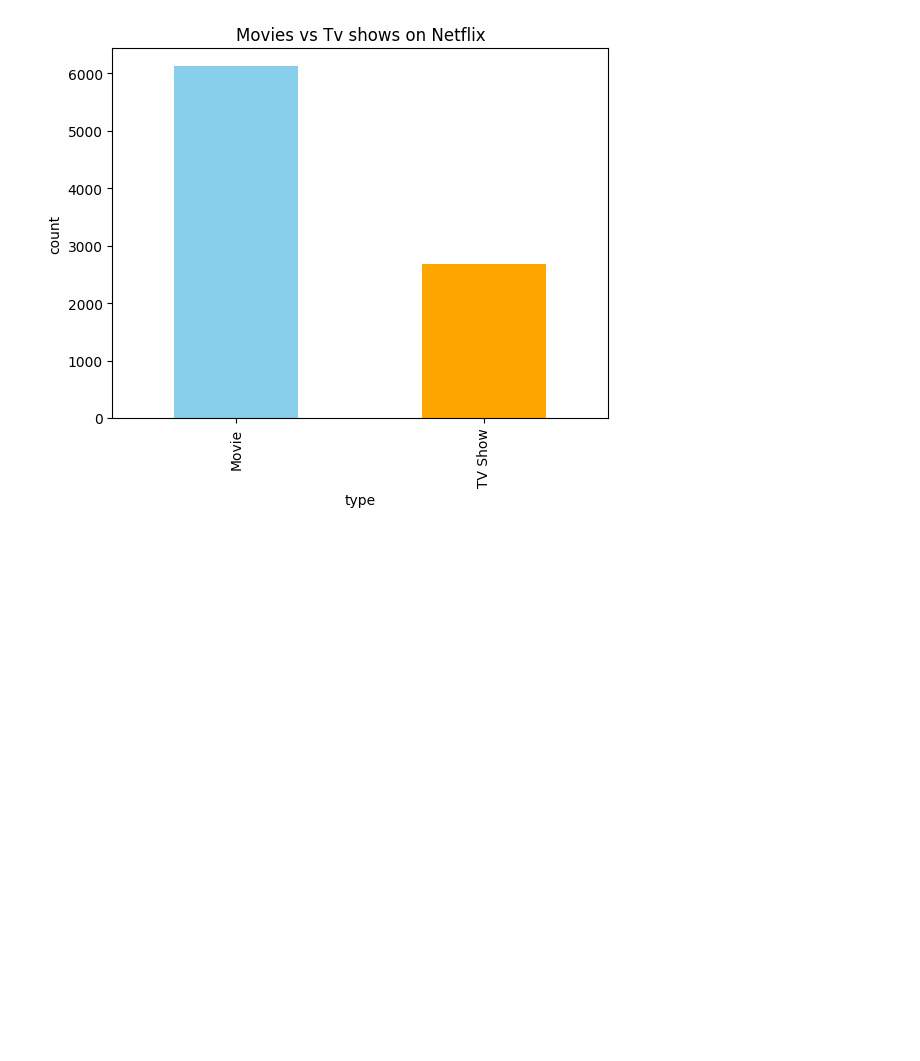
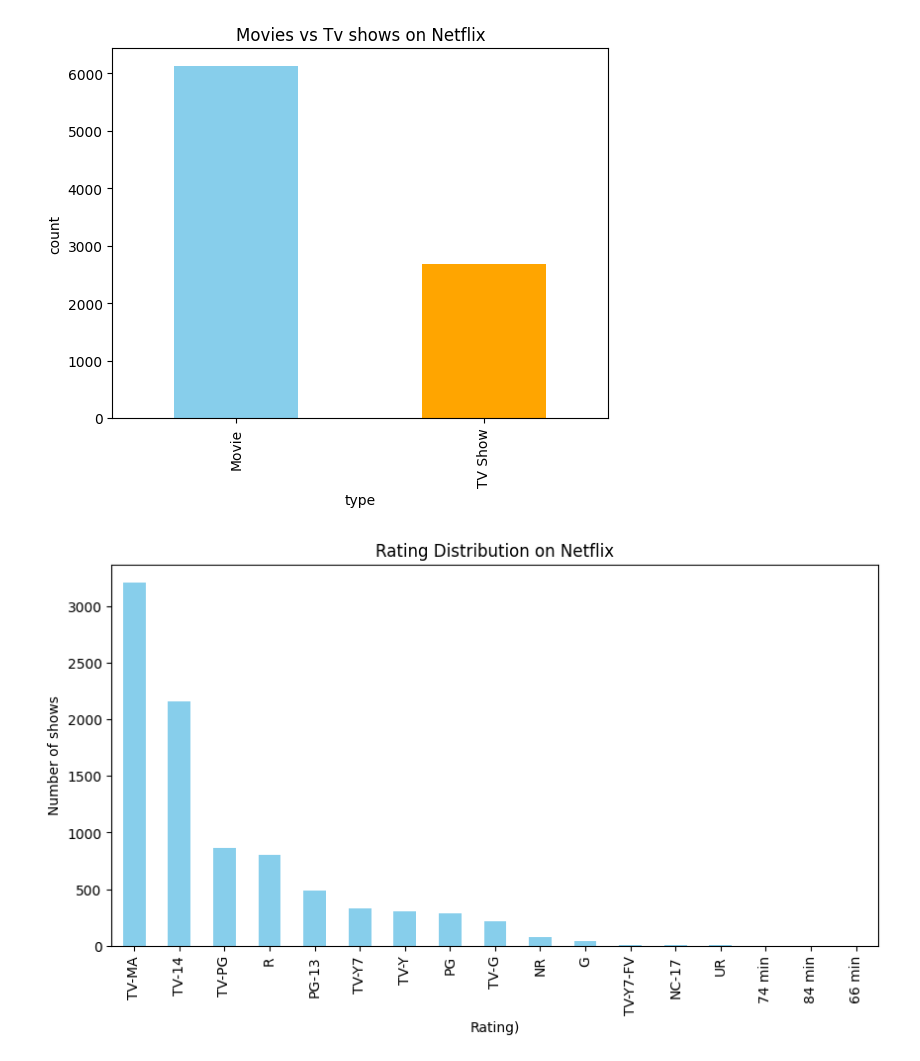
Before and after one commit to Venusvasan/My-journey, a Jupyter notebook: Notebooks/Netflix_Load.ipynb, the cells around one changed output. Cells and saved outputs as stored; diff of their text form; code cells hidden in the pictures; blank space fills up the shorter version.

```diff
--- a/Notebooks/Netflix_Load.ipynb
+++ b/Notebooks/Netflix_Load.ipynb
@@ -93,3 +93,12 @@ plt.ylabel('count')
 plt.show()
 # %% [output]
 [figure]
+# %%
+#Rating Distribution
+df['rating'].value_counts().plot(kind ='bar',figsize=(10,5),color =['skyblue'])
+plt.title("Rating Distribution on Netflix")
+plt.xlabel('Rating)')
+plt.ylabel('Number of shows')
+plt.show()
+# %% [output]
+[figure, added]
```
Also changed, not shown: parts of 2 cells of this notebook.
